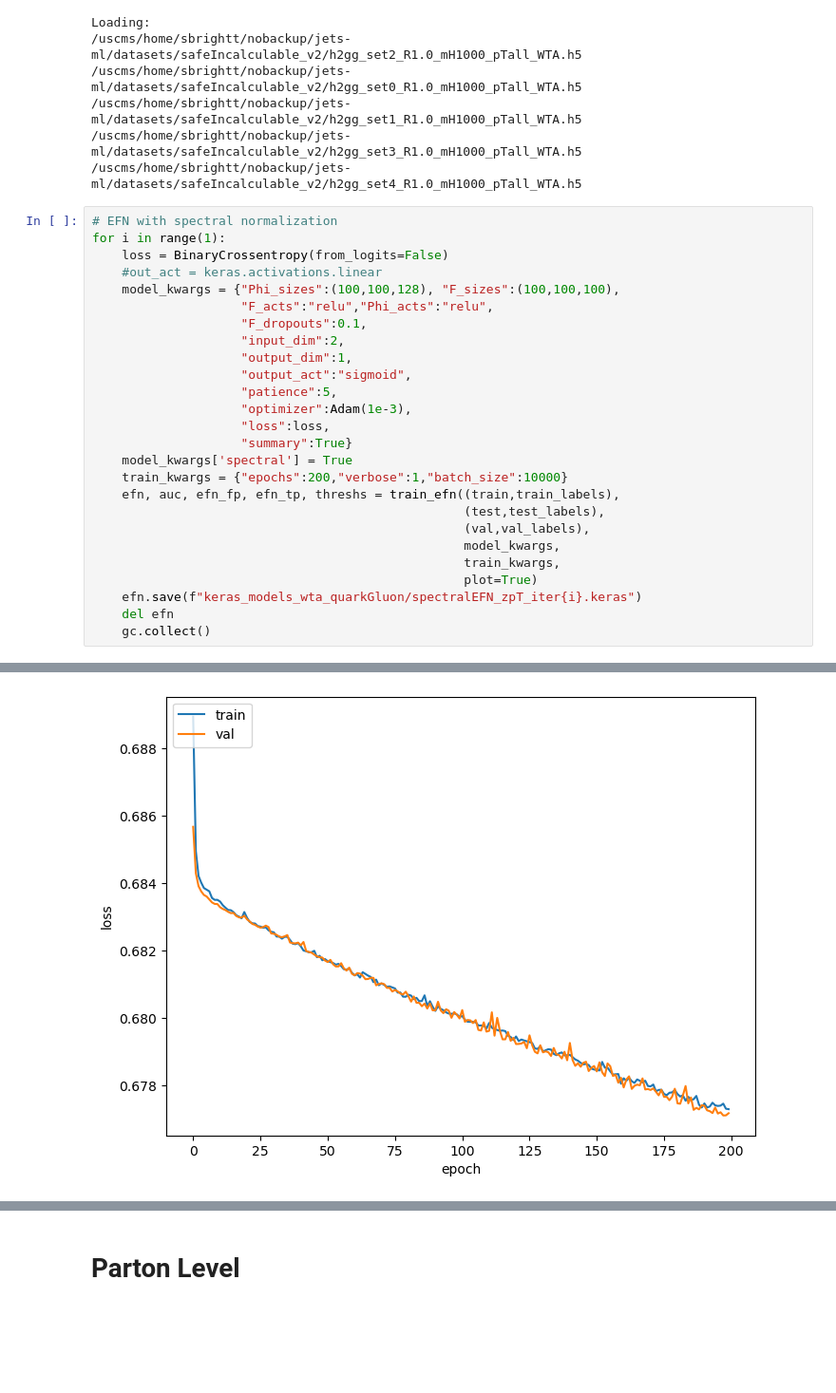
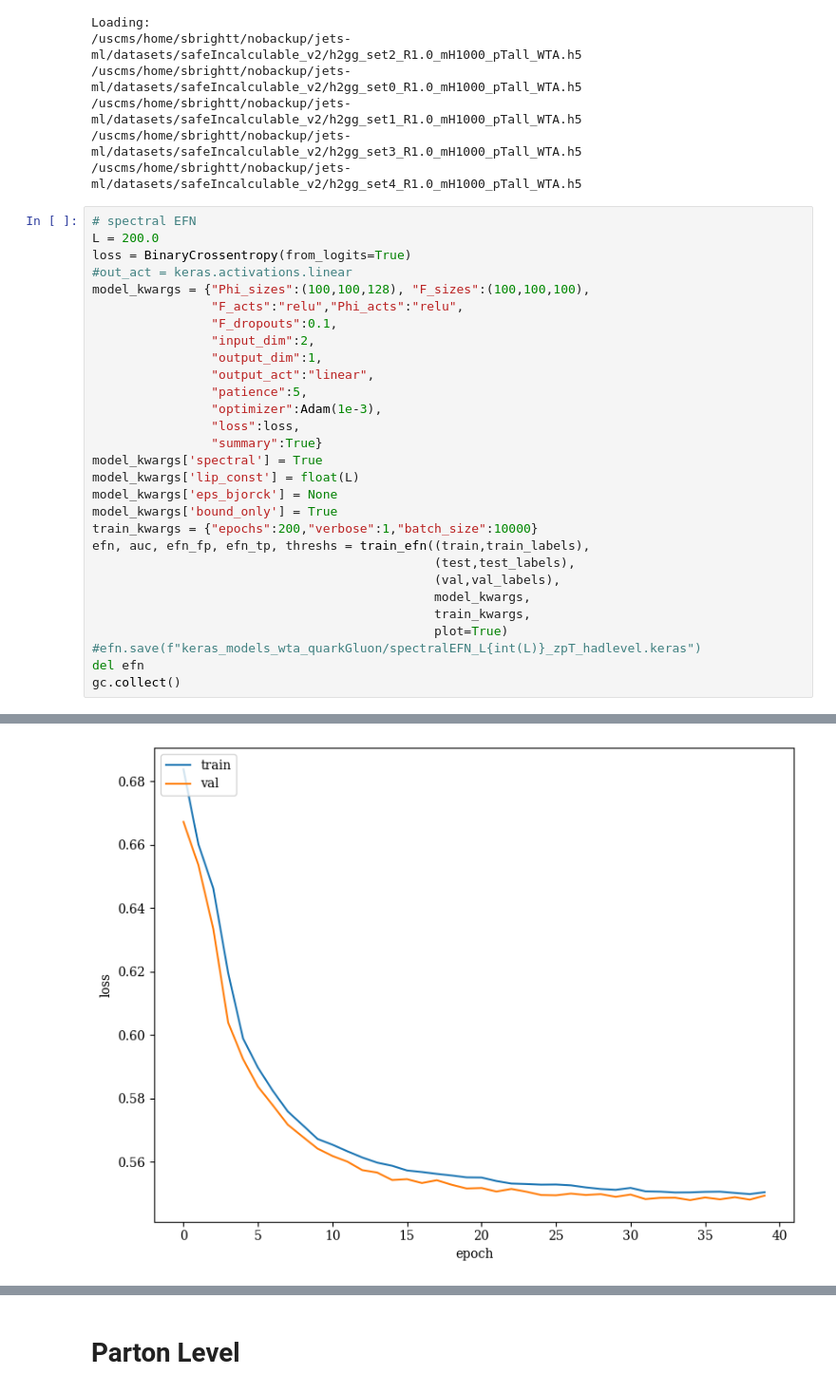
Before and after one commit to SamBT/safeUncalculable, a Jupyter notebook: trainEFN_WTA_quarkGluon.ipynb, the cells around one changed output, grey strips where cells are left out. Shown at 95% size. Saved outputs shown, nothing was run; the diff lists cells and outputs as text; blank space fills up the shorter version.

```diff
--- a/trainEFN_WTA_quarkGluon.ipynb
+++ b/trainEFN_WTA_quarkGluon.ipynb
@@ -73,29 +73,32 @@ Loading:
 /uscms/home/sbrightt/nobackup/jets-ml/datasets/safeIncalculable_v2/h2gg_set3_R1.0_mH1000_pTall_WTA.h5
 /uscms/home/sbrightt/nobackup/jets-ml/datasets/safeIncalculable_v2/h2gg_set4_R1.0_mH1000_pTall_WTA.h5
 # %%
-# EFN with spectral normalization
-for i in range(1):
-    loss = BinaryCrossentropy(from_logits=False)
-    #out_act = keras.activations.linear
-    model_kwargs = {"Phi_sizes":(100,100,128), "F_sizes":(100,100,100),
-                    "F_acts":"relu","Phi_acts":"relu",
-                    "F_dropouts":0.1,
-                    "input_dim":2,
-                    "output_dim":1,
-                    "output_act":"sigmoid",
-                    "patience":5,
-                    "optimizer":Adam(1e-3),
-                    "loss":loss,
-                    "summary":True}
-    model_kwargs['spectral'] = True
-    train_kwargs = {"epochs":200,"verbose":1,"batch_size":10000}
-    efn, auc, efn_fp, efn_tp, threshs = train_efn((train,train_labels),
-                                                  (test,test_labels),
-                                                  (val,val_labels),
-                                                  model_kwargs,
-                                                  train_kwargs,
-                                                  plot=True)
-    efn.save(f"keras_models_wta_quarkGluon/spectralEFN_zpT_iter{i}.keras")
-    del efn
-    gc.collect()
+# spectral EFN
+L = 200.0
+loss = BinaryCrossentropy(from_logits=True)
+#out_act = keras.activations.linear
+model_kwargs = {"Phi_sizes":(100,100,128), "F_sizes":(100,100,100),
+                "F_acts":"relu","Phi_acts":"relu",
+                "F_dropouts":0.1,
+                "input_dim":2,
+                "output_dim":1,
+                "output_act":"linear",
+                "patience":5,
+                "optimizer":Adam(1e-3),
+                "loss":loss,
+                "summary":True}
+model_kwargs['spectral'] = True
+model_kwargs['lip_const'] = float(L)
+model_kwargs['eps_bjorck'] = None
+model_kwargs['bound_only'] = True
+train_kwargs = {"epochs":200,"verbose":1,"batch_size":10000}
+efn, auc, efn_fp, efn_tp, threshs = train_efn((train,train_labels),
+                                              (test,test_labels),
+                                              (val,val_labels),
+                                              model_kwargs,
+                                              train_kwargs,
+                                              plot=True)
+#efn.save(f"keras_models_wta_quarkGluon/spectralEFN_L{int(L)}_zpT_hadlevel.keras")
+del efn
+gc.collect()
 # %% [output]
@@ -149 +140 @@ EFN AUC: 0.7184162318
-[figure, old version]
+[figure, new version]
```
Also changed, not shown: parts of 13 cells of this notebook.
